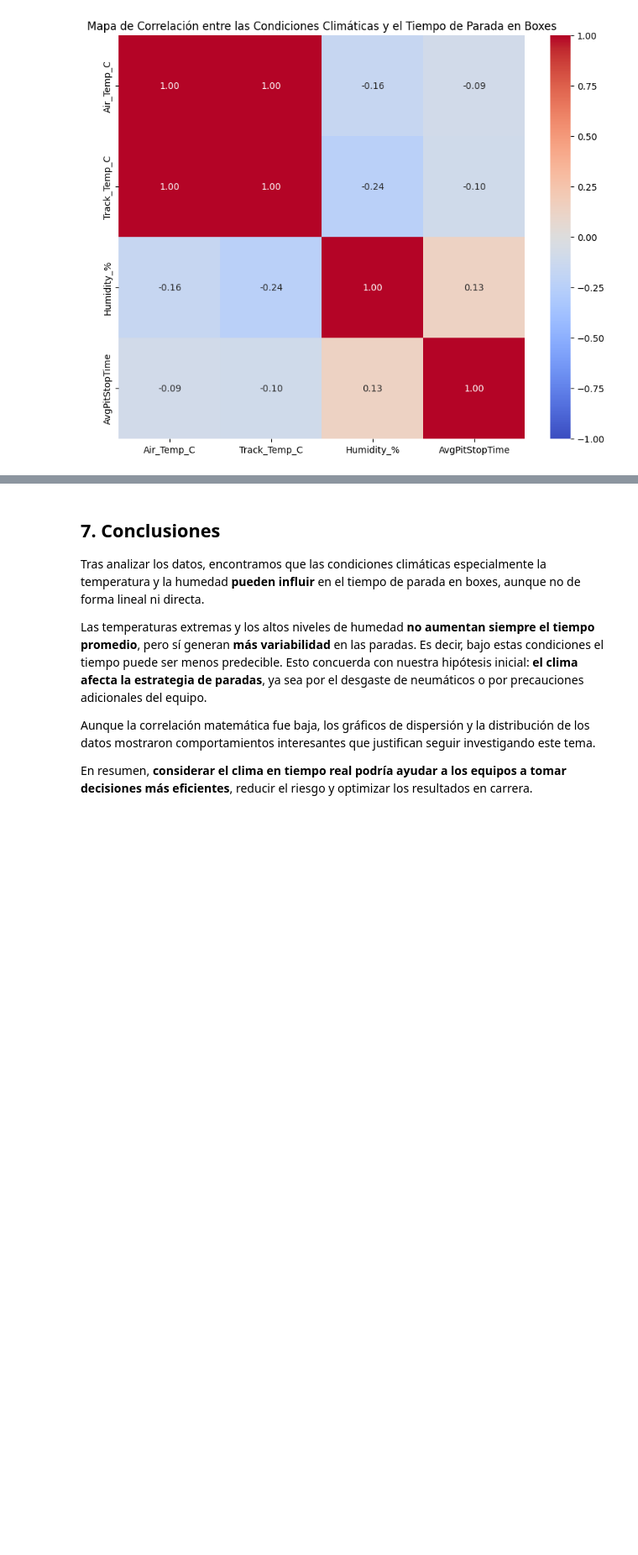
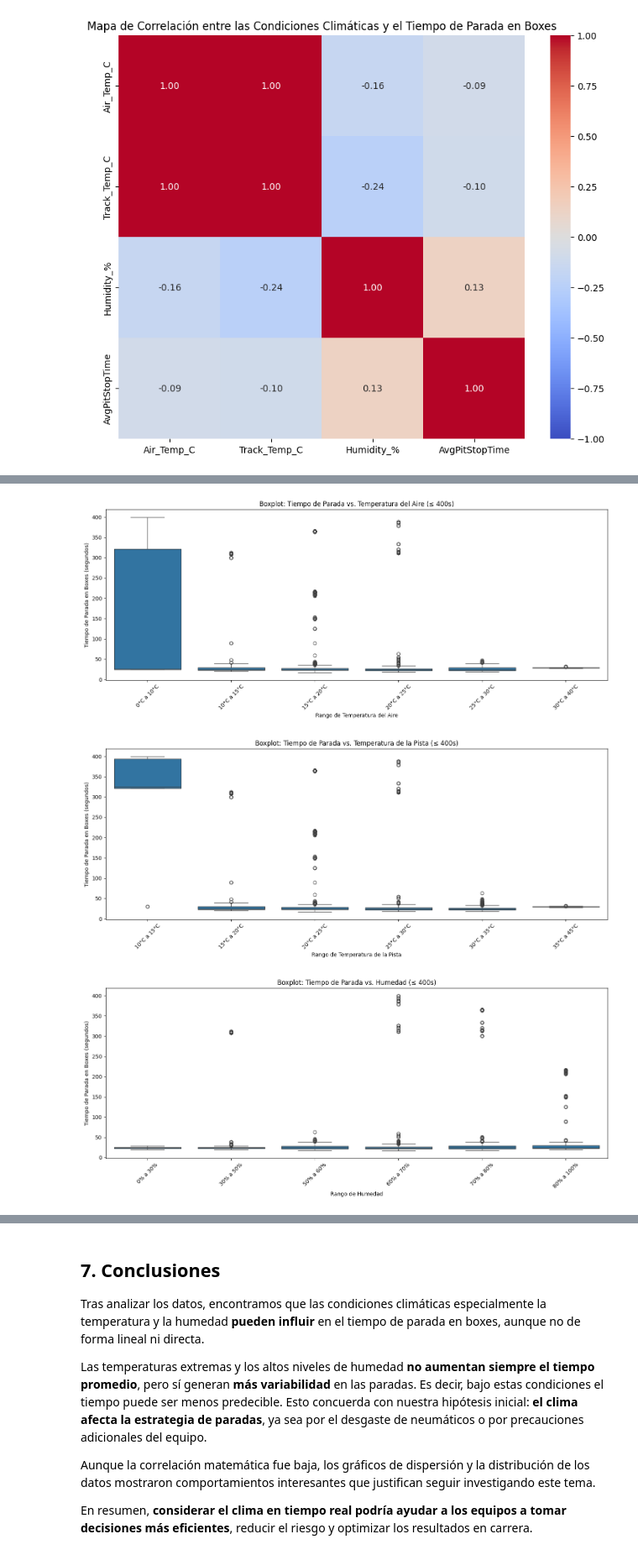
Before and after one commit to QuiliDev/InformeDataScience, a Jupyter notebook: informe.ipynb, the cells around one changed output, grey strips where cells are left out. Shown: that part at 84% size. Cells and saved outputs as stored; diff of their text form; code cells hidden in the pictures; blank space fills up the shorter version.

```diff
--- a/informe.ipynb
+++ b/informe.ipynb
@@ -194,0 +152,58 @@ plt.show()
+# %%
+# Filtrar solo paradas ≤ 400s
+df_filtrado = df[df['AvgPitStopTime'] <= 400].copy()
+
+# Definir configuraciones de bins y etiquetas
+agrupaciones = {
+    'Air_Temp_C': { # 1. Boxplot: Temperatura del Aire vs. Tiempo de Parada
+        'col_nueva': 'Air_Temp_Group',
+        'bins': [0,10,15,20,25,30,40],
+        'labels': ["0°C a 10°C", "10°C a 15°C", "15°C a 20°C", "20°C a 25°C", "25°C a 30°C", "30°C a 40°C"],
+        'titulo': 'Temperatura del Aire'
+    },
+    'Track_Temp_C': { # 2. Boxplot: Temperatura de la Pista vs. Tiempo de Parada
+        'col_nueva': 'Track_Temp_Group',
+        'bins': [10,15,20,25,30,35,45],
+        'labels': ["10°C a 15°C", "15°C a 20°C", "20°C a 25°C", "25°C a 30°C", "30°C a 35°C", "35°C a 45°C"],
+        'titulo': 'Temperatura de la Pista'
+    },
+    'Humidity_%': { # 3. Boxplot: Humedad vs. Tiempo de Parada
+        'col_nueva': 'Humidity_Group',
+        'bins': [0,30,50,60,70,80,100],
+        'labels': ["0% a 30%", "30% a 50%", "50% a 60%", "60% a 70%", "70% a 80%", "80% a 100%"],
+        'titulo': 'Humedad'
+    }
+}
+
+# Generar cada boxplot con etiquetas personalizadas
+for columna, config in agrupaciones.items():
+    df_filtrado[config['col_nueva']] = pd.cut(
+        df_filtrado[columna],
+        bins=config['bins'],
+        labels=config['labels'],
+        include_lowest=True
+    )
+
+    plt.figure(figsize=(14, 6))
+    sns.boxplot(x=config['col_nueva'], y='AvgPitStopTime', data=df_filtrado)
+    plt.title(f"Boxplot: Tiempo de Parada vs. {config['titulo']} (≤ 400s)")
+    plt.xlabel(f"Rango de {config['titulo']}")
+    plt.ylabel("Tiempo de Parada en Boxes (segundos)")
+    plt.xticks(rotation=45, fontsize=10)
+    plt.tight_layout()
+    plt.show()
+
+
+
+# 4. Histograma de la distribución del Tiempo de Parada en Boxes
+plt.figure(figsize=(8, 6))
+sns.histplot(df['AvgPitStopTime'], kde=True, bins=20)
+plt.title('Distribución del Tiempo de Parada en Boxes')
+plt.xlabel('Tiempo de Parada en Boxes (segundos)')
+plt.ylabel('Frecuencia')
+plt.xticks(rotation=45, fontsize=10)
+plt.show()
+# %% [output]
+[figure, added]
+[figure, added]
+[figure, added]
```
Also changed, not shown: parts of 2 cells of this notebook.
